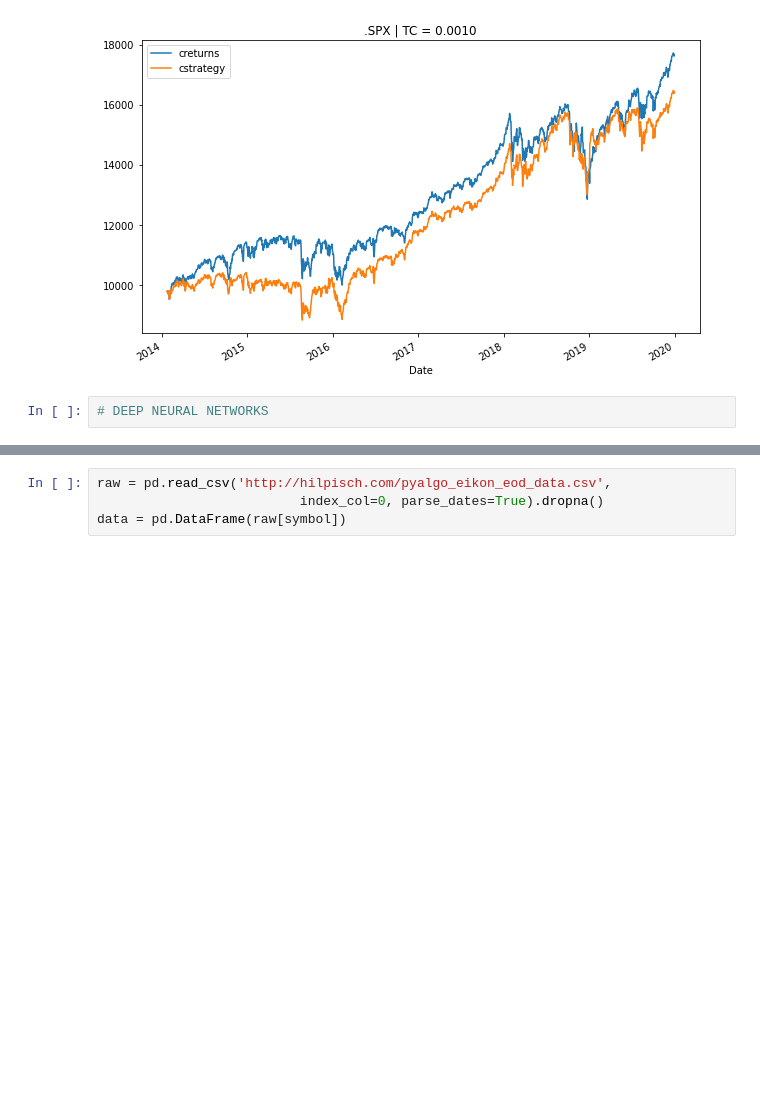
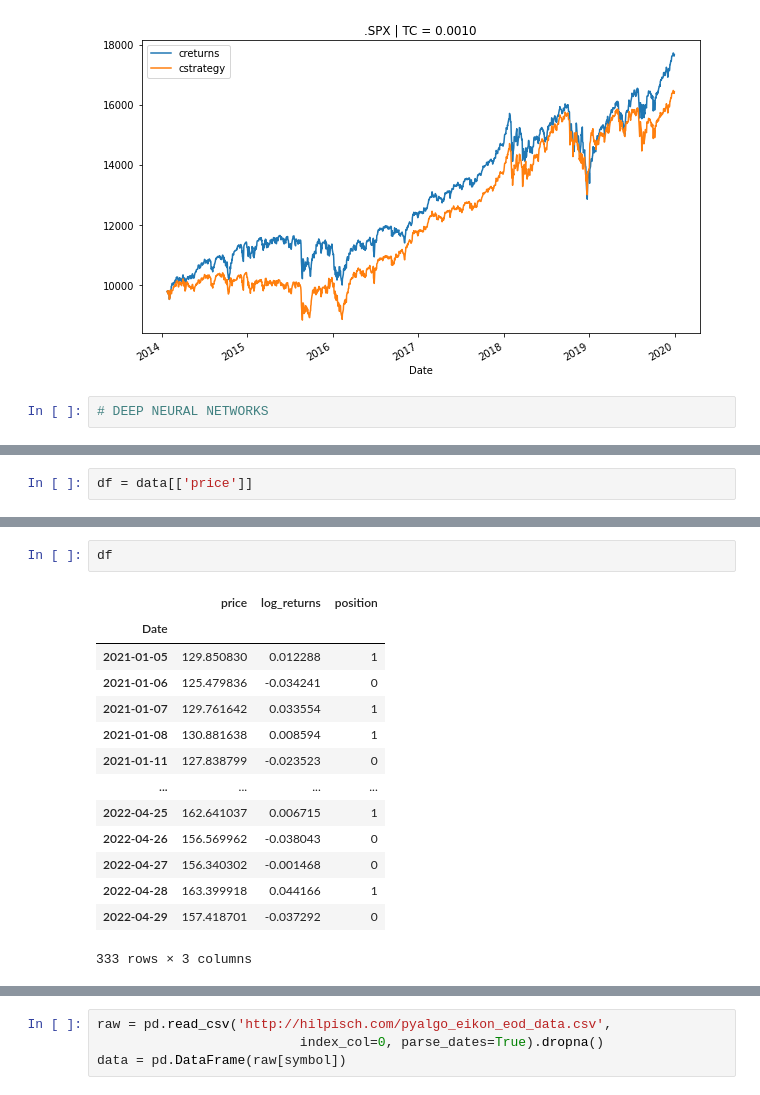
Before and after one commit to Causb1A/pyalgo, a Jupyter notebook: sandbox-algo-trading.ipynb, the cells around one changed output, grey strips where cells are left out. Cells and saved outputs as stored; diff of their text form; blank space fills up the shorter version.

```diff
--- a/sandbox-algo-trading.ipynb
+++ b/sandbox-algo-trading.ipynb
@@ -172,0 +209,2 @@ symbol = 'EUR='
+# %%
+df = data[['price']]
@@ -172,0 +241,17 @@ symbol = 'EUR='
+# %%
+df
+# %% [output]
+|  | price | log_returns | position |
+| Date |  |  |  |
+| 2021-01-05 | 129.850830 | 0.012288 | 1 |
+| 2021-01-06 | 125.479836 | -0.034241 | 0 |
+| 2021-01-07 | 129.761642 | 0.033554 | 1 |
+| 2021-01-08 | 130.881638 | 0.008594 | 1 |
+| 2021-01-11 | 127.838799 | -0.023523 | 0 |
+| ... | ... | ... | ... |
+| 2022-04-25 | 162.641037 | 0.006715 | 1 |
+| 2022-04-26 | 156.569962 | -0.038043 | 0 |
+| 2022-04-27 | 156.340302 | -0.001468 | 0 |
+| 2022-04-28 | 163.399918 | 0.044166 | 1 |
+| 2022-04-29 | 157.418701 | -0.037292 | 0 |
+333 rows × 3 columns
```
Also changed, not shown: parts of 15 cells of this notebook, 1 other file.
